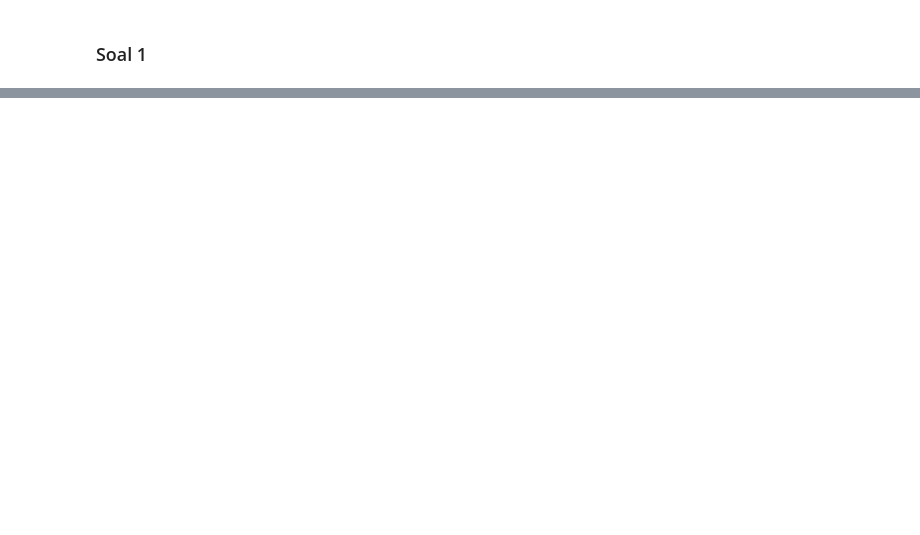
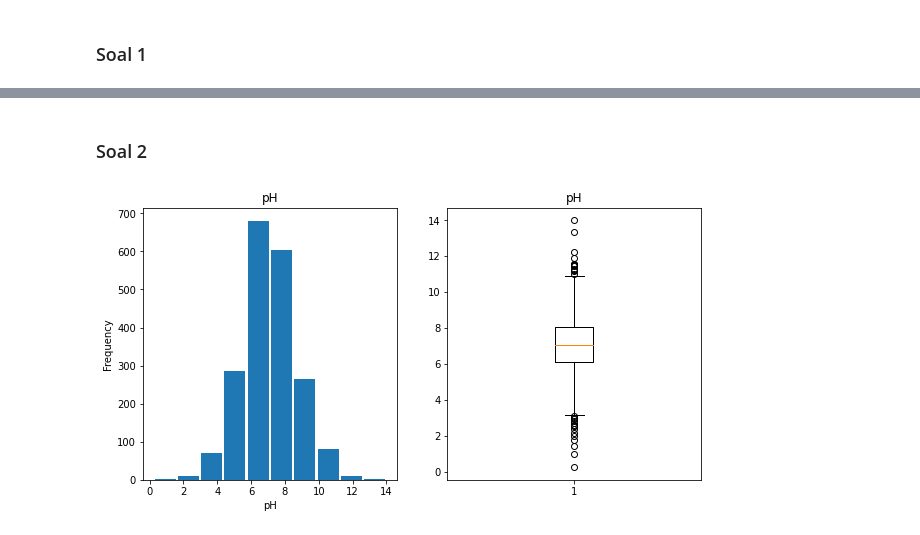
Before and after one commit to msyahrulsp/water-potability, a Jupyter notebook: K2-T1-IF2220-13520113.ipynb, the cells around one changed output, grey strips where cells are left out. Drawn from its saved outputs; the diff is of its cells as text; code cells hidden in the pictures; blank space fills up the shorter version.

```diff
--- a/K2-T1-IF2220-13520113.ipynb
+++ b/K2-T1-IF2220-13520113.ipynb
@@ -2,10 +2,22 @@
 import pandas as pd
 import matplotlib.pyplot as plt
 import statistics
-from util import bcolors
+import scipy.stats as st
+from statsmodels.stats.proportion import proportions_ztest
+from IPython.display import display, Markdown
 
-# JANGAN LUPA DIWARNAIN
-
-df = pd.read_csv("water_potability.csv", names=["id", "pH", "Hardness","Solids","Chloramines","Sulfate", "Conductivity","OrganicCarbon","Trihalomethanes","Turbidity","Potability"]).set_index("id")
+df = pd.read_csv("water_potability.csv",
+                    names=["id",
+                            "pH",
+                            "Hardness",
+                            "Solids",
+                            "Chloramines",
+                            "Sulfate",
+                            "Conductivity",
+                            "OrganicCarbon",
+                            "Trihalomethanes",
+                            "Turbidity",
+                            "Potability"]
+                    ).set_index("id")
 # %% [markdown]
 ### Soal 1
@@ -176,0 +195,21 @@ plt.show()
+# %% [markdown]
+### Soal 2
+# %%
+def plotHistogramAndBoxplot(name):
+    fig = plt.figure(figsize=(10, 5))
+
+    histogram = plt.subplot(1, 2, 1)
+    plt.hist(df[name], rwidth=0.9)
+    histogram.set_title(name)
+    histogram.set_xlabel(name)
+    histogram.set_ylabel("Frequency")
+
+    boxplot = plt.subplot(1, 2, 2)
+    plt.boxplot(df[name])
+    boxplot.set_title(name)
+
+    fig
+# %%
+plotHistogramAndBoxplot("pH")
+# %% [output]
+[figure, added]
```
Also changed, not shown: parts of 158 cells of this notebook.
